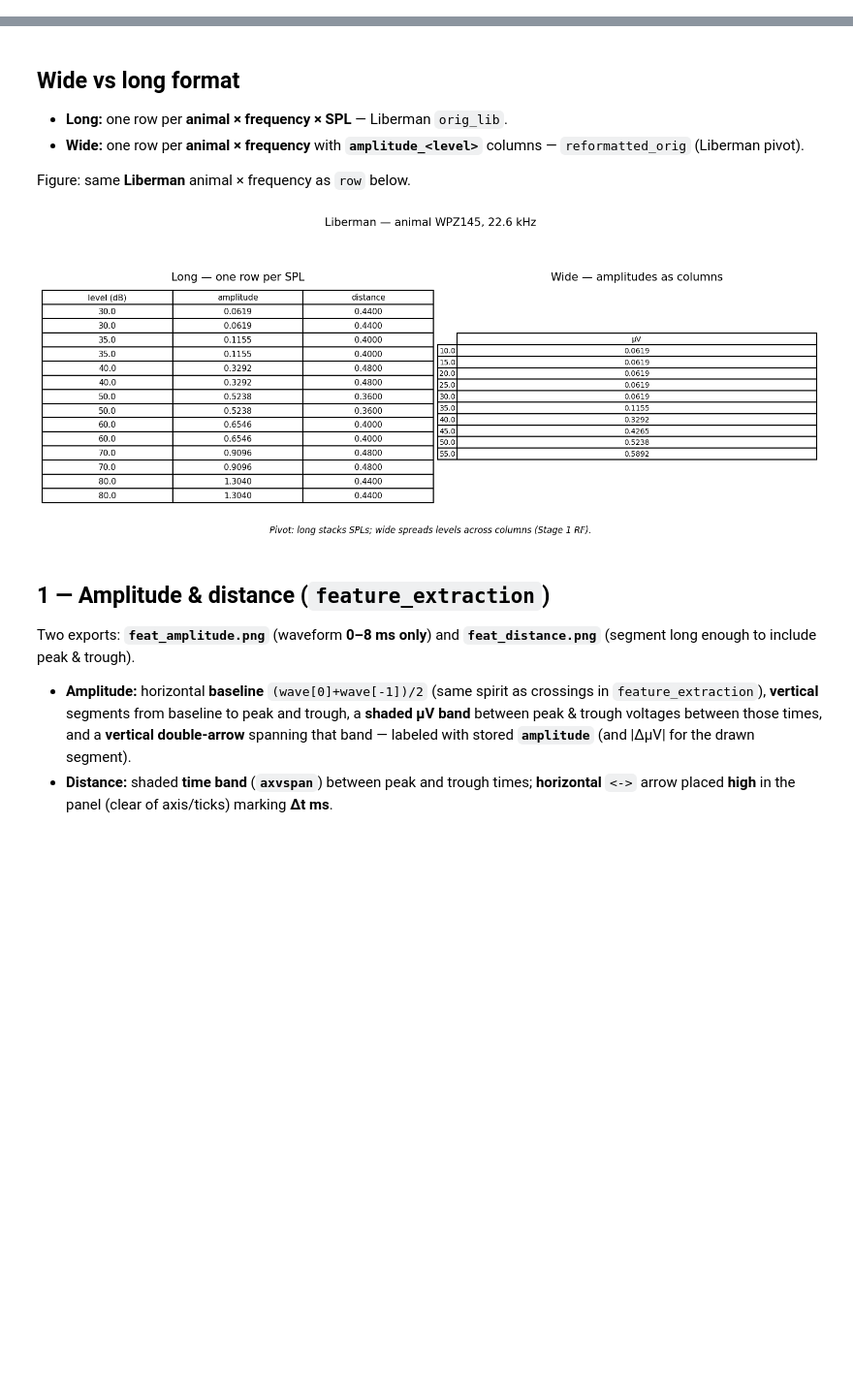
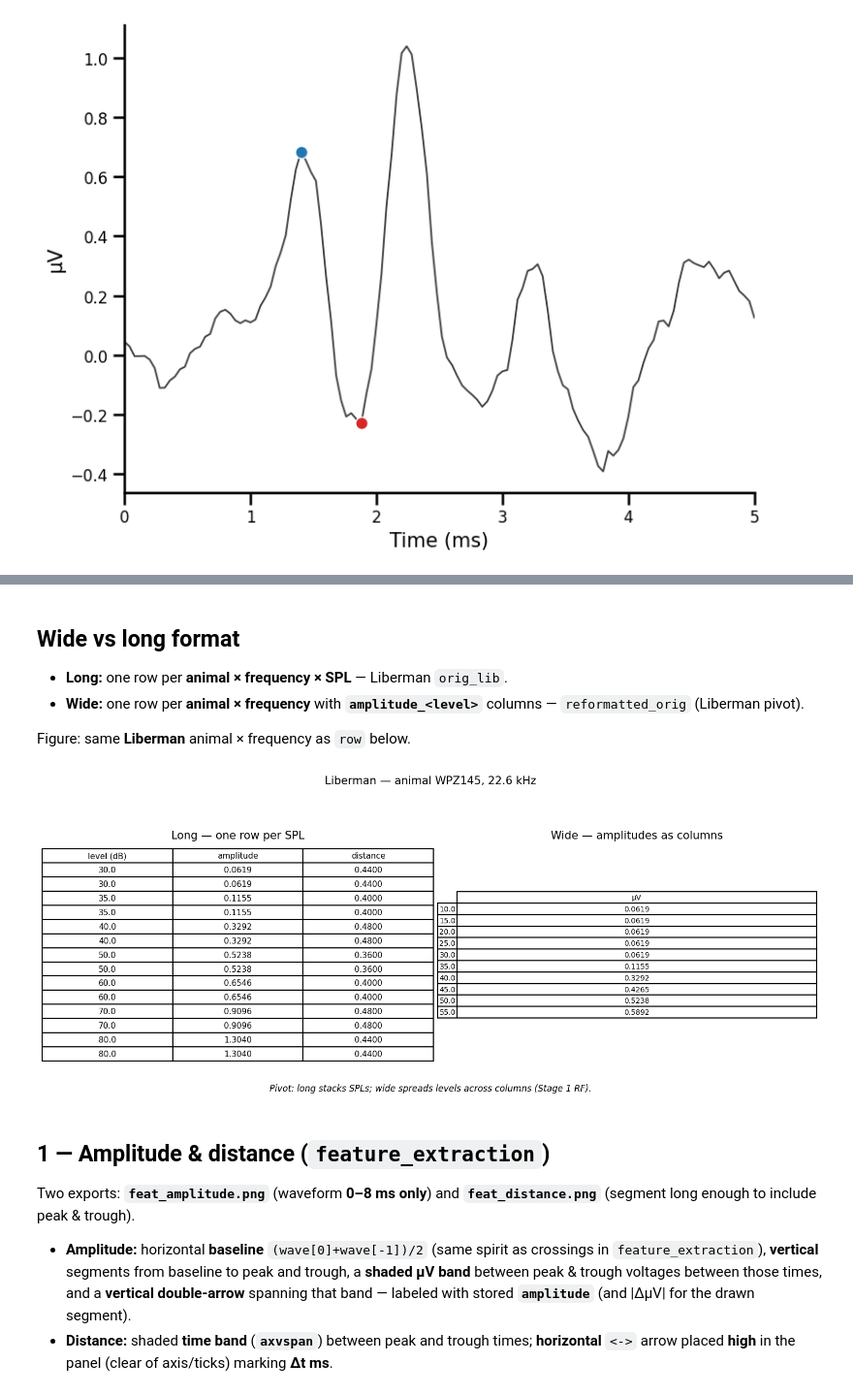
Before and after one commit to vuhcl/ABR2synapse, a Jupyter notebook: feature_engineering_explainer.ipynb, the cells around one changed output, grey strips where cells are left out. Shown at 97% size. Saved outputs shown, nothing was run; the diff lists cells and outputs as text; code cells hidden in the pictures; blank space fills up the shorter version.

```diff
--- a/feature_engineering_explainer.ipynb
+++ b/feature_engineering_explainer.ipynb
@@ -209,9 +209,18 @@ x_qc = lib_time_axis(wf_qc)
 pk_qc, tr_qc = peaks_troughs_arrays(row)
 
 fig_qc, ax_qc = plt.subplots(figsize=(11, 4.2))
-ax_qc.plot(x_qc, wf_qc, color="0.25", lw=1.35, label="full_waveform")
+ax_qc.plot(x_qc, wf_qc, color="0.25", lw=1.35)
+# Shade the Wave I interval (same semantics as feature extraction uses).
+start_qc, _mid_qc, end_qc = find_waveI(wf_qc, pk_qc, tr_qc)
+start_qc = int(max(0, min(start_qc, len(x_qc) - 1)))
+end_qc = int(max(0, min(end_qc, len(x_qc) - 1)))
 ax_qc.axvspan(
-    0.0, 8.0, alpha=0.12, color="0.45", zorder=0, label="0–8 ms (typical CNN crop)"
+    float(x_qc[start_qc]),
+    float(x_qc[end_qc]),
+    alpha=0.12,
+    color="0.45",
+    zorder=0,
+    label="Wave I region",
 )
 ax_qc.scatter(
     [float(x_qc[pk_qc[0]])],
@@ -234,17 +243,91 @@ ax_qc.scatter(
     label="Trough I",
 )
 
-ax_qc.set_xlim(0.0, 17.0)
+ax_qc.set_xlim(0.0, 8.0)
 ax_qc.set_xlabel("Time (ms)")
 ax_qc.set_ylabel("µV")
-ax_qc.set_title(
-    f"Picked row QC — [{_row_source}] — "
-    f"{as_scalar(row['animal_id'])}, {as_scalar(row['frequency'])} kHz, "
-    f"{as_scalar(row['level'])} dB SPL"
-)
+# ax_qc.set_title(
+#     f"Picked row QC — [{_row_source}] — "
+#     f"{as_scalar(row['animal_id'])}, {as_scalar(row['frequency'])} kHz, "
+#     f"{as_scalar(row['level'])} dB SPL"
+# )
 plot_style(ax_qc)
 ax_qc.legend(loc="upper right", fontsize=9, framealpha=0.95)
 fig_qc.tight_layout()
+fig_qc.savefig(FIG / "feat_qc_full_waveform.png", dpi=300, bbox_inches="tight")
+print("Wrote", (FIG / "feat_qc_full_waveform.png").resolve())
 plt.show()
+
+# --- Full waveform, 0–4 ms: no Wave I shading, no grid, no legend (tall slide layout)
+fig_qc4, ax_qc4 = plt.subplots(figsize=(8, 6))
+ax_qc4.plot(x_qc, wf_qc, color="0.25", lw=1.35)
+ax_qc4.scatter(
+    [float(x_qc[pk_qc[0]])],
+    [float(wf_qc[pk_qc[0]])],
+    s=90,
+    zorder=6,
+    c="C0",
+    edgecolors="white",
+    linewidths=1,
+)
+ax_qc4.scatter(
+    [float(x_qc[tr_qc[0]])],
+    [float(wf_qc[tr_qc[0]])],
+    s=90,
+    zorder=6,
+    c="C3",
+    edgecolors="white",
+    linewidths=1,
+)
+ax_qc4.set_xlim(0.0, 5.0)
+ax_qc4.set_xlabel("Time (ms)")
+ax_qc4.set_ylabel("µV")
+ax_qc4.grid(False)
+sns.despine(ax=ax_qc4)
+fig_qc4.tight_layout()
+fig_qc4.savefig(FIG / "feat_qc_full_waveform_0_4ms.png", dpi=300, bbox_inches="tight")
+print("Wrote", (FIG / "feat_qc_full_waveform_0_4ms.png").resolve())
+plt.show()
+
+# --- Additional QC: Wave I only (cropped by find_waveI)
+xs_w1 = x_qc[start_qc : end_qc + 1]
+wf_w1 = wf_qc[start_qc : end_qc + 1]
+
+fig_w1, ax_w1 = plt.subplots(figsize=(8.8, 4.2))
+ax_w1.plot(xs_w1, wf_w1, color="0.25", lw=1.45)
+ax_w1.scatter(
+    [float(x_qc[pk_qc[0]])],
+    [float(wf_qc[pk_qc[0]])],
+    s=90,
+    zorder=6,
+    c="C0",
+    edgecolors="white",
+    linewidths=1,
+    # label="Peak I",
+)
+ax_w1.scatter(
+    [float(x_qc[tr_qc[0]])],
+    [float(wf_qc[tr_qc[0]])],
+    s=90,
+    zorder=6,
+    c="C3",
+    edgecolors="white",
+    linewidths=1,
+    # label="Trough I",
+)
+ax_w1.set_xlim(float(xs_w1[0]), float(xs_w1[-1]))
+ax_w1.set_xlabel("Time (ms)")
+ax_w1.set_ylabel("µV")
+# ax_w1.set_title(
+#     f"Picked row QC — Wave I only — [{_row_source}] — "
+#     f"{as_scalar(row['animal_id'])}, {as_scalar(row['frequency'])} kHz, "
+#     f"{as_scalar(row['level'])} dB SPL"
+# )
+plot_style(ax_w1)
+# ax_w1.legend(loc="upper right", fontsize=9, framealpha=0.95)
+fig_w1.tight_layout()
+fig_w1.savefig(FIG / "feat_qc_wave1_only.png", dpi=300, bbox_inches="tight")
+print("Wrote", (FIG / "feat_qc_wave1_only.png").resolve())
+plt.show()
 # %% [output]
 Exemplar row — [manual key (WPZ145, 22.6 kHz, 70.0 dB SPL)] animal=WPZ145, 22.6 kHz, 70.0 dB SPL
@@ -251,0 +337 @@ Exemplar row — [manual key (WPZ145, 22.6 kHz, 70.0 dB SPL)] animal=WPZ145, 22.
+[figure, added]
```
Also changed, not shown: parts of 8 cells of this notebook, 2 other files.
